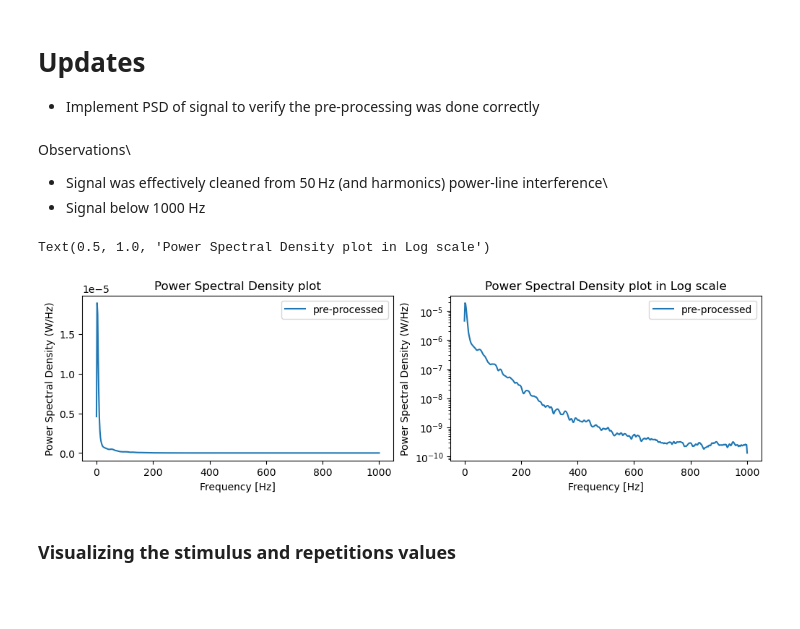
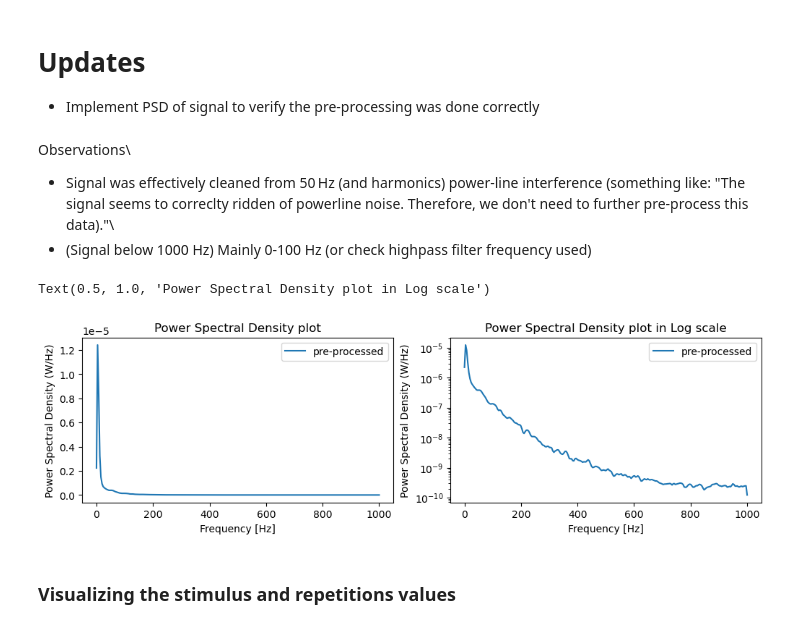
Before and after one commit to AlexisCogne/NSSP_projects, a Jupyter notebook: Project_2_EMG/part_1_Alexis.ipynb, the cells around one changed output. Saved outputs shown, nothing was run; the diff lists cells and outputs as text; code cells hidden in the pictures; blank space fills up the shorter version.

Commit message:
Updated Welch's verification based on exo session W12

```diff
--- a/Project_2_EMG/part_1_Alexis.ipynb
+++ b/Project_2_EMG/part_1_Alexis.ipynb
@@ -57,33 +57,32 @@ Number of
 - Implement PSD of signal to verify the pre-processing was done correctly
 # %% [markdown]
 Observations\
-- Signal was effectively cleaned from 50 Hz (and harmonics) power-line interference\
-- Signal below 1000 Hz
+- Signal was effectively cleaned from 50 Hz (and harmonics) power-line interference (something like: "The signal seems to correclty ridden of powerline noise. Therefore, we don't need to further pre-process this data)."\
+- (Signal below 1000 Hz) Mainly 0-100 Hz (or check highpass filter frequency used)
 # %%
 from scipy import signal
 from scipy.signal import welch
 
 fs = 2000 # Found in Atzori et al. 2014
 
-
 #Use Welch's method for power spectral density estimation, it reduces the variance of the estimate.
-freqs_post, Pxx_post = welch(emg_rectified[:, 5],fs = fs,  nperseg=1000)
+freqs_post, Pxx_post = welch(emg_rectified[:, 5],fs = fs,  nperseg=512)
 
 fig, ax = plt.subplots(1, 2, constrained_layout=True, figsize=(10, 3))
 ax[0].plot(freqs_post, Pxx_post, linestyle="-", label="pre-processed")
 ax[0].legend()
 ax[0].set_xlabel("Frequency [Hz]")
 ax[0].set_ylabel("Power Spectral Density (W/Hz)")
 ax[0].set_title("Power Spectral Density plot")
 
 ax[1].semilogy(freqs_post, Pxx_post, linestyle="-", label="pre-processed")
 ax[1].legend()
 ax[1].set_xlabel("Frequency [Hz]")
 ax[1].set_ylabel("Power Spectral Density (W/Hz)")
 ax[1].set_title("Power Spectral Density plot in Log scale")
 # %% [output]
 Text(0.5, 1.0, 'Power Spectral Density plot in Log scale')
-[figure, old version]
+[figure, new version]
 # %% [markdown]
 ### Visualizing the stimulus and repetitions values
 # %%
```
Also changed, not shown: parts of 2 cells of this notebook.
